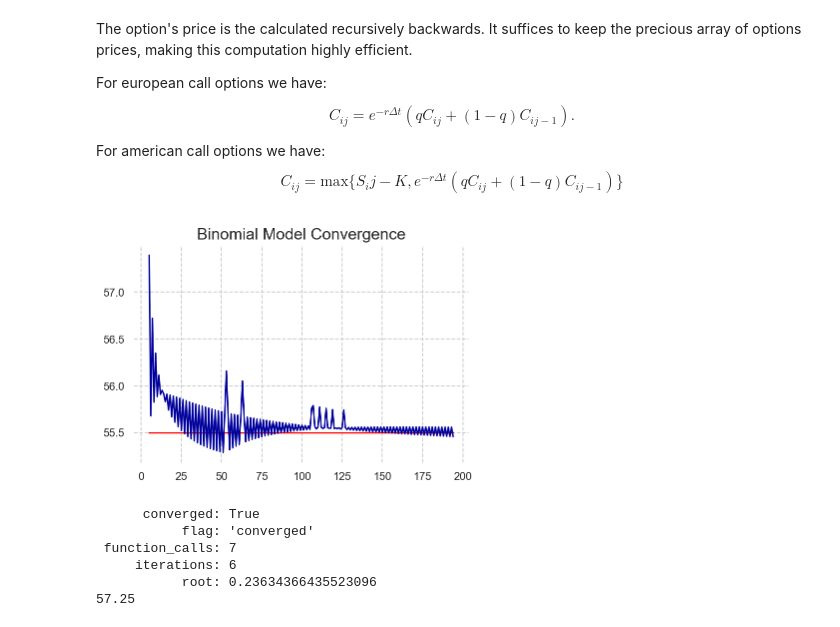
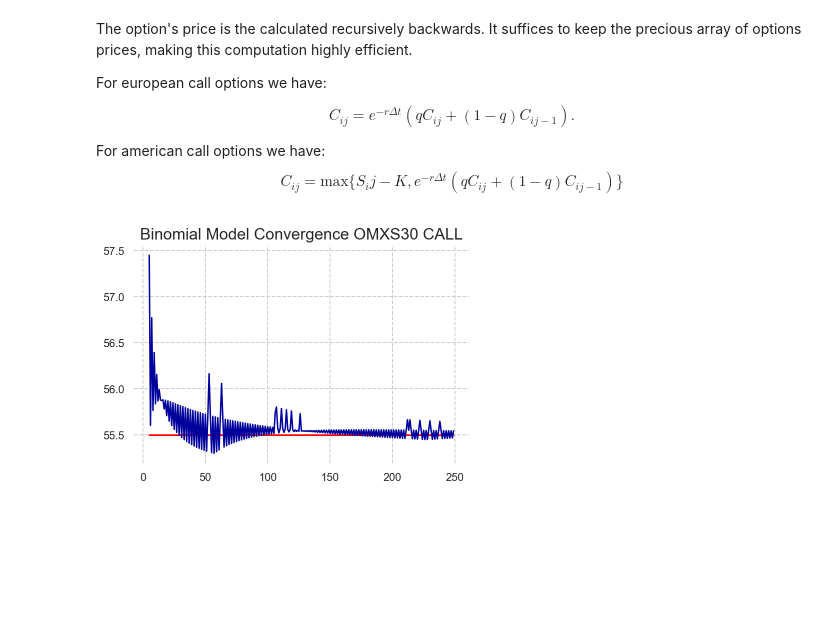
Before and after one commit to Sinbad-The-Sailor/Financial-Mathematics-Notebooks, a Jupyter notebook: options_pricing_binomial.ipynb, the cells around one changed output. Drawn from its saved outputs; the diff is of its cells as text; code cells hidden in the pictures; blank space fills up the shorter version.

Commit message:
Cleaned notebook for binomial model.

```diff
--- a/options_pricing_binomial.ipynb
+++ b/options_pricing_binomial.ipynb
@@ -109,18 +109,18 @@ def call_payoff(spot, strike):
         spot[i] = np.max([spot[i]-strike,0])
     return spot
 # %%
-def euro_call(next, q):
+def euro_call(next, q, rate, delta_t):
     number_of_prices = len(next)
     current = np.zeros(number_of_prices-1)
     for i in range(len(current)):
-        current[i] = q * next[i] + (1-q) * next[i+1]
+        current[i] = np.exp(-rate * delta_t) * (q * next[i] + (1-q) * next[i+1])
     return current
 # %%
-def american_call(next, q, spot):
+def american_call(next, q, spot, rate, delta_t):
     number_of_prices = len(next)
     current = np.zeros(number_of_prices-1)
     for i in range(len(current)):
-        current[i] = np.max([q * next[i] + (1-q) * next[i+1], spot[i]])
+        current[i] = np.max([np.exp(-rate * delta_t) * (q * next[i] + (1-q) * next[i+1]), spot[i]])
     return current
 # %% [markdown]
 The option's price is the calculated recursively backwards. It suffices to keep the precious array of options prices, making this computation highly efficient.
@@ -159,8 +159,8 @@ def price_option(imp_vol, spot, strike, expiry, delta_t, rate, div_yield, type="
     if type == "CE":
         next = call_payoff(spot_matrix[:,-1], strike)
         for i in range(steps):
-            current = euro_call(next, q)
-            next = np.exp(-rate * delta_t)*current
+            current = euro_call(next, q, rate, delta_t)
+            next = current
 
     # Pricing AMERICAN CALL OPTIONS HERE:
     if type == "AC":
@@ -175,29 +175,16 @@ def price_option(imp_vol, spot, strike, expiry, delta_t, rate, div_yield, type="
 prices = []
 steps = []
 reuters_iv = 0.2285
-for i in range(5,195):
-    prices.append(price_option(reuters_iv, 1965.90, 1950, 24/365, 24/365/(i), rate, 0))
+for i in range(5,250):
+    prices.append(price_option(0.23027960372852604, 1965.29, 1950, 24/365, 24/365/(i), rate, 0))
     steps.append(i)
 # %%
 fig, ax = plt.subplots()
 fig.set_size_inches(6,4)
 ax.plot(steps, len(steps)*[55.50], color='red')
 ax.plot(steps, prices)
-ax.set_title("Binomial Model Convergence", fontsize=16)
+ax.set_title("Binomial Model Convergence OMXS30 CALL", fontsize=16)
 plt.box(False)
 plt.show()
 # %% [output]
-[figure, old version]
+[figure, new version]
-# %%
-# Extracting the implied volatility.
-def formatted_function(imp_vol):
-    return black_sholes(imp_vol, 1974.277, 2000, 47/365, rate, "C") - 57.25
-print(root_scalar(formatted_function, bracket=[0, 1]))
-print(black_sholes(0.23634366435523096, 1974.277, 2000, 47/365, rate, "C"))
-# %% [output]
-      converged: True
-           flag: 'converged'
- function_calls: 7
-     iterations: 6
-           root: 0.23634366435523096
-57.25
```
Also changed, not shown: parts of 7 cells of this notebook.
